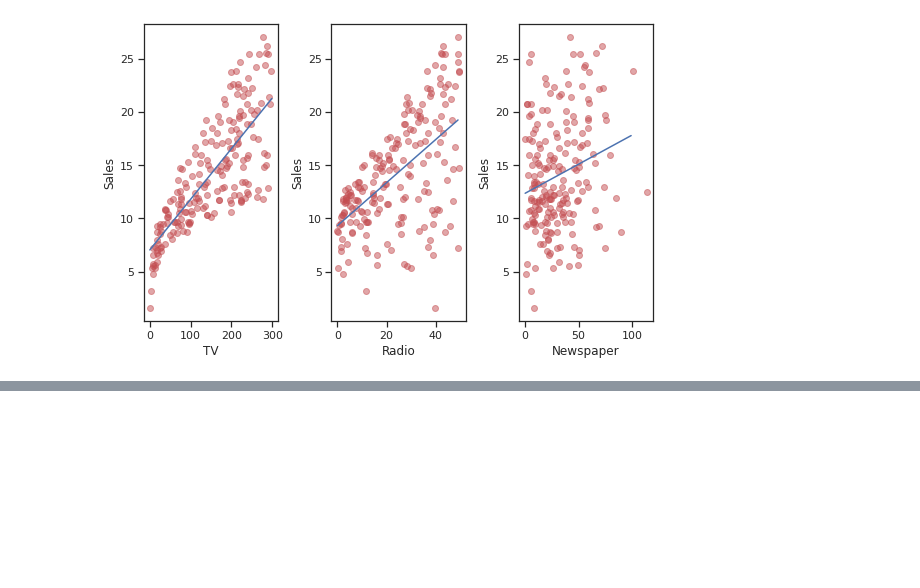
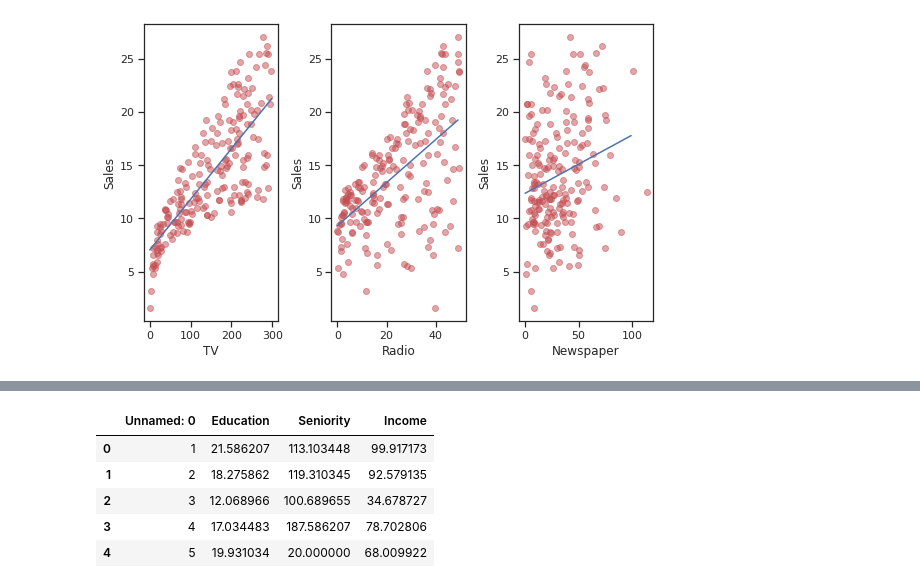
Before and after one commit to tvanzyl/ISL1_Python, a Jupyter notebook: Notebooks/Chapter 2.ipynb, the cells around one changed output, grey strips where cells are left out. Cells and saved outputs as stored; diff of their text form; code cells hidden in the pictures; blank space fills up the shorter version.

```diff
--- a/Notebooks/Chapter 2.ipynb
+++ b/Notebooks/Chapter 2.ipynb
@@ -66,0 +84,10 @@ plt.tight_layout()
+# %%
+Income2 = pd.read_csv('https://raw.githubusercontent.com/tvanzyl/ISLR-python/master/Notebooks/Data/Income2.csv')
+Income2.head()
+# %% [output]
+|  | Unnamed: 0 | Education | Seniority | Income |
+| 0 | 1 | 21.586207 | 113.103448 | 99.917173 |
+| 1 | 2 | 18.275862 | 119.310345 | 92.579135 |
+| 2 | 3 | 12.068966 | 100.689655 | 34.678727 |
+| 3 | 4 | 17.034483 | 187.586207 | 78.702806 |
+| 4 | 5 | 19.931034 | 20.000000 | 68.009922 |
```
Also changed, not shown: parts of 4 cells of this notebook.
